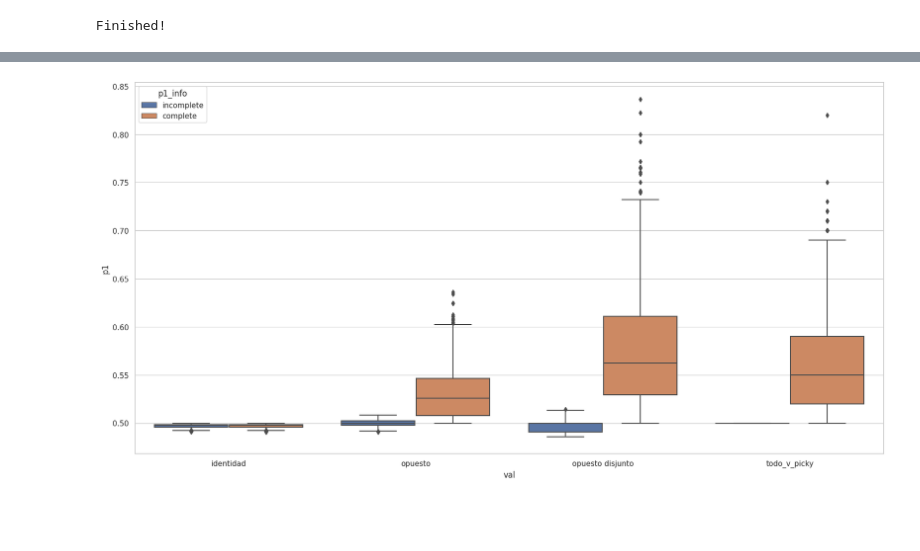
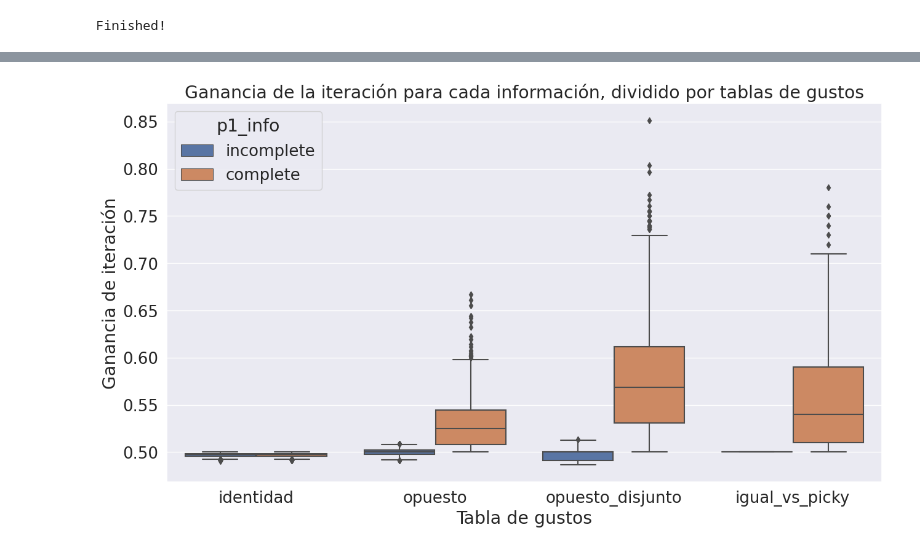
Before and after one commit to mnPanic/tdj-tps, a Jupyter notebook: tp2-cut-and-choose/experimentos.ipynb, the cells around one changed output, grey strips where cells are left out. Saved outputs shown, nothing was run; the diff lists cells and outputs as text; code cells hidden in the pictures; blank space fills up the shorter version.

```diff
--- a/tp2-cut-and-choose/experimentos.ipynb
+++ b/tp2-cut-and-choose/experimentos.ipynb
@@ -25,8 +22,8 @@ infos = [main.P1_INFO_INCOMPLETE, main.P1_INFO_COMPLETE]
 valuations = [
     main.flavor_valuation_identity(),
     main.flavor_valuation_inverse(),
-    main.flavor_valuation_inverse_2(),
-    main.flavor_valuation_todo_picky(),
+    main.flavor_valuation_inverse_disjoint(),
+    main.flavor_valuation_igual_picky(),
 ]
 
 all_pairs = []
@@ -70,0 +108,8 @@ sns.lineplot(data=df_complete[["p1_total", "p2_total"]])
+# %%
+sns.set(font_scale=1.25)
+rp = sns.relplot(data=df_melt, x="iter", y="total", hue="jugador", col="val", row="p1_info", kind="line")
+rp.fig.subplots_adjust(top=0.85)
+rp.fig.suptitle("Ganancia total en cada iteración para cada tabla de gustos")
+rp.set_xlabels("Iteraciones")
+rp.set_ylabels("Ganancia total")
+plt.savefig("img/ganancia-total-iters.png")
@@ -71,7 +118,9 @@ sns.lineplot(data=df_complete[["p1_total", "p2_total"]])
 # %%
-plt.figure(figsize=(20,10))
+plt.figure(figsize=(15,8))
 ax = sns.boxplot(data=df, x="val", y="p1", hue="p1_info")
+ax.set(xlabel='Tabla de gustos', ylabel='Ganancia de iteración', title="Ganancia de la iteración para cada información, dividido por tablas de gustos")
+plt.savefig("img/ganancia-iter.png")
 #ax.set(ylim=(0, 1))
 # TODO: Cambiar nombres a los ejes
 # %% [output]
-[figure, old version]
+[figure, new version]
```
Also changed, not shown: parts of 10 cells of this notebook, 5 other files.
